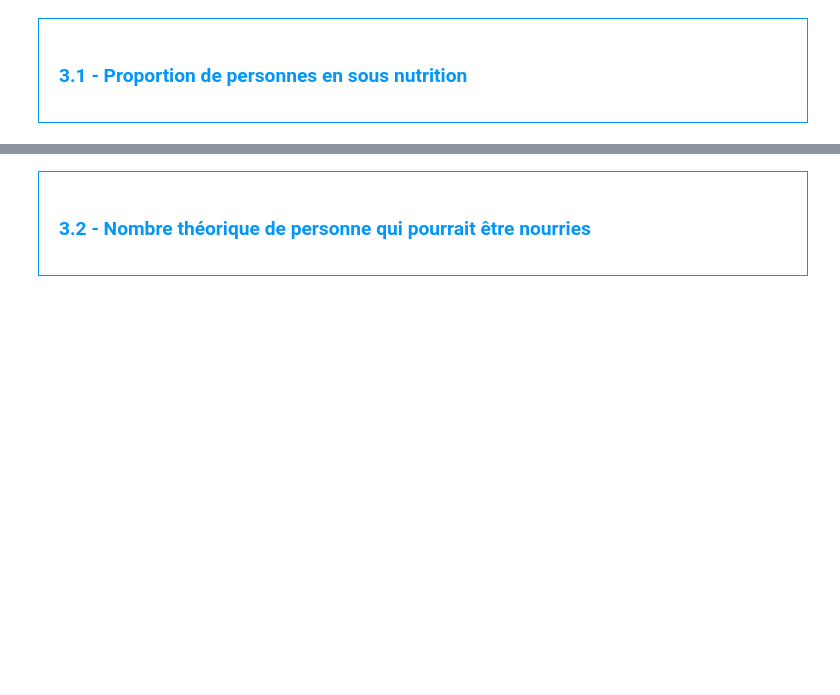
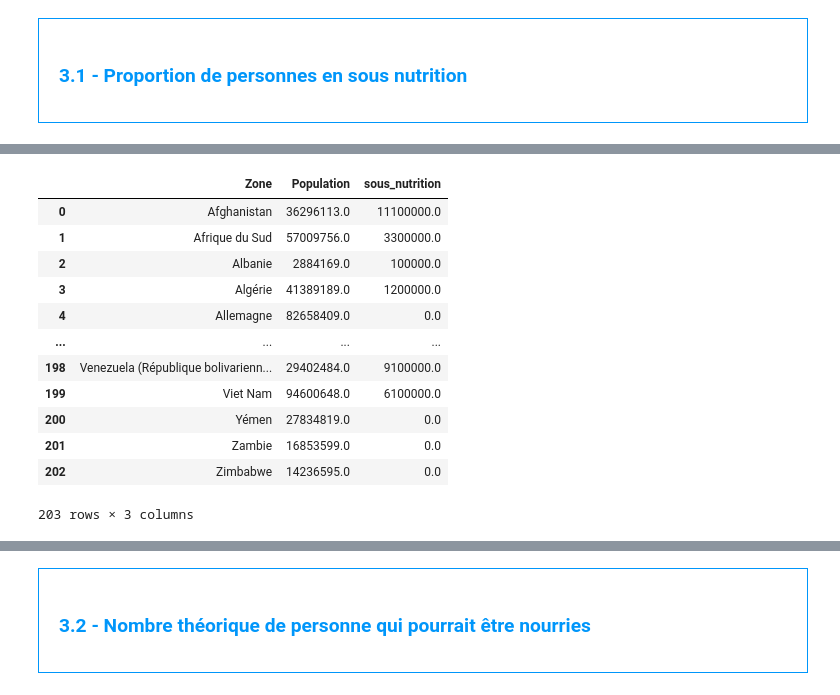
Before and after one commit to ziedbelhocine/Cours-OC, a Jupyter notebook: Data_Analyst/Projet_4/Template+Julien+V2.ipynb, the cells around one changed output, grey strips where cells are left out. Drawn from its saved outputs; the diff is of its cells as text; code cells hidden in the pictures; blank space fills up the shorter version.

```diff
--- a/Data_Analyst/Projet_4/Template+Julien+V2.ipynb
+++ b/Data_Analyst/Projet_4/Template+Julien+V2.ipynb
@@ -203,2 +267,3 @@ sous_nutrition['Valeur'] = pd.to_numeric(sous_nutrition['Valeur'])
 # %%
 #changement du nom de la colonne Valeur par sous_nutrition
+sous_nutrition.rename(columns={'Valeur': 'sous_nutrition'}, inplace=True)
@@ -215,4 +315,19 @@ sous_nutrition['Valeur'] = pd.to_numeric(sous_nutrition['Valeur'])
 # %%
 #Affichage du dataset
+proportion_sous_nutrition_2017
+# %% [output]
+|  | Zone | Population | sous_nutrition |
+| 0 | Afghanistan | 36296113.0 | 11100000.0 |
+| 1 | Afrique du Sud | 57009756.0 | 3300000.0 |
+| 2 | Albanie | 2884169.0 | 100000.0 |
+| 3 | Algérie | 41389189.0 | 1200000.0 |
+| 4 | Allemagne | 82658409.0 | 0.0 |
+| ... | ... | ... | ... |
+| 198 | Venezuela (République bolivarienn... | 29402484.0 | 9100000.0 |
+| 199 | Viet Nam | 94600648.0 | 6100000.0 |
+| 200 | Yémen | 27834819.0 | 0.0 |
+| 201 | Zambie | 16853599.0 | 0.0 |
+| 202 | Zimbabwe | 14236595.0 | 0.0 |
+203 rows × 3 columns
 # %%
 #Calcul et affichage du nombre de personnes en état de sous nutrition
```
Also changed, not shown: parts of 25 cells of this notebook, 1 other file.
